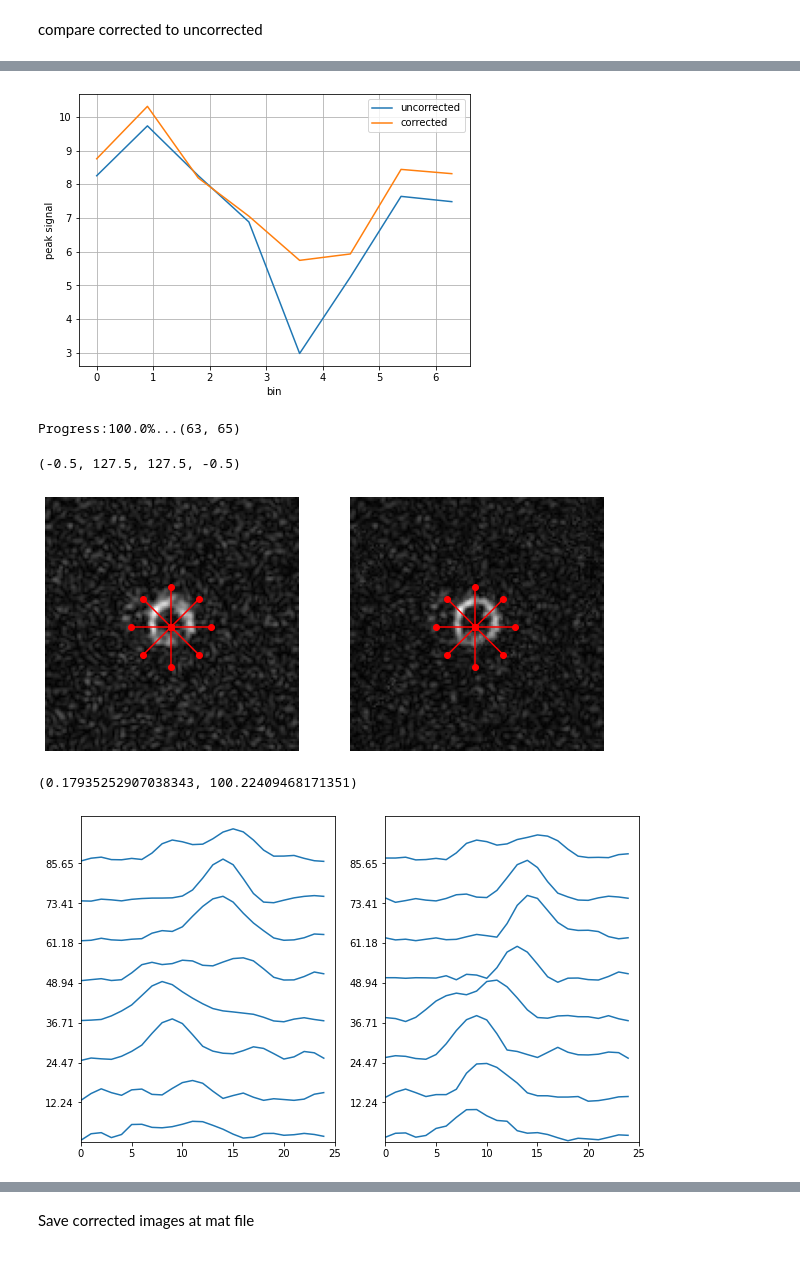
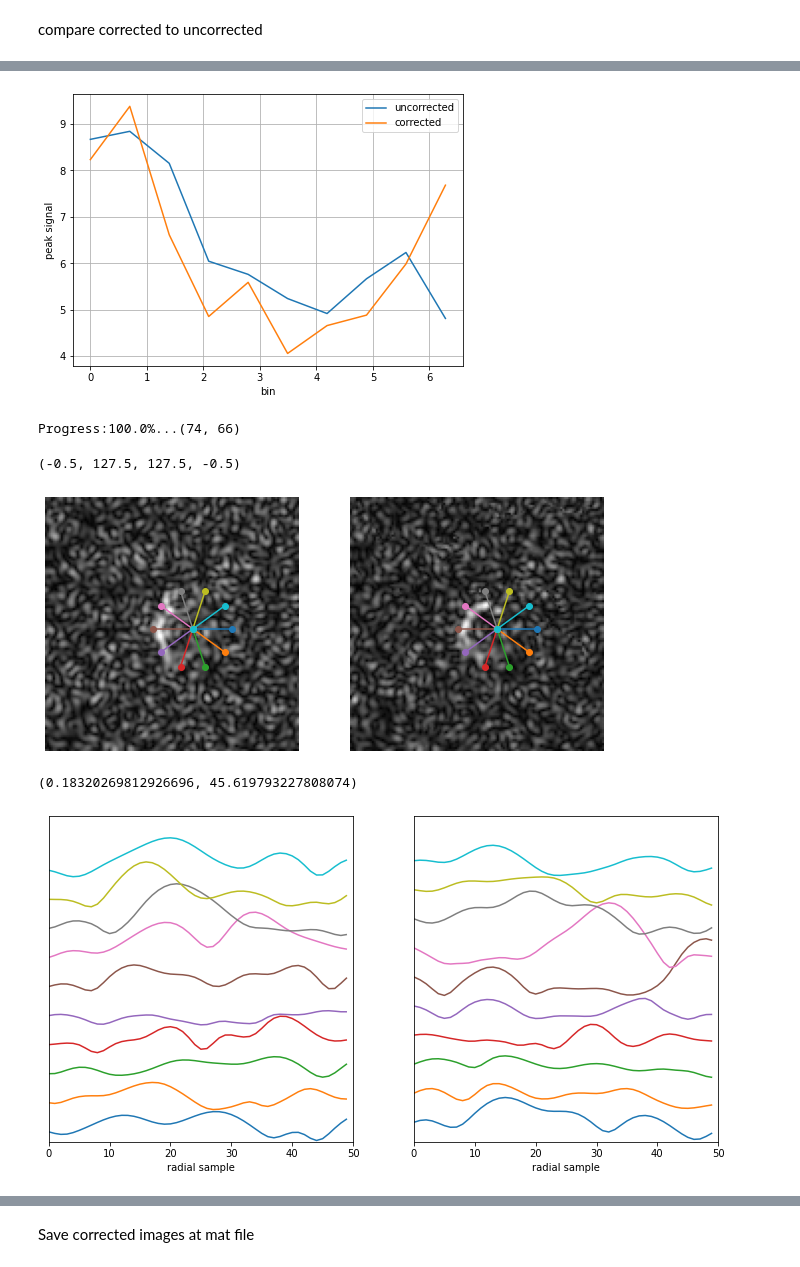
Before and after one commit to galenreed/spiralB0MapCorrection, a Jupyter notebook: 2_applyB0Corrections_single.ipynb, the cells around one changed output, grey strips where cells are left out. Cells and saved outputs as stored; diff of their text form; code cells hidden in the pictures.

Commit message:
radial projections added

```diff
--- a/2_applyB0Corrections_single.ipynb
+++ b/2_applyB0Corrections_single.ipynb
@@ -20,7 +30,7 @@ import validationPipelineFunctions as validate
 def closestIndex(f, faxis):
     return np.argmin(np.abs(faxis-f))
 # %%
-patientIndex = 7
+patientIndex = 1
 currentPatient = cdg.patientList[patientIndex]
 
 doGlobalFreqSearch = False
@@ -389,7 +399,7 @@ fig.savefig('rawFigs/exampleImprovement.png')
 # %%
 
 circlocs = currentPatient.circle
-numThetaBins = 8
+numThetaBins = 10
 circleThickness = 15
 locPixels = np.squeeze(sitk.GetArrayFromImage(loc))
 binImages = recon.divideMyocardiumIntoBins(locPixels, circlocs, numThetaBins, circleThickness)
@@ -462,23 +472,24 @@ axes.legend()
 #axes.xaxis.set_major_formatter(plt.FuncFormatter(multiple_formatter()))
 axes.grid(True)
 # %% [output]
-[figure, old version]
+[figure, new version]
 # %%
 
 circlocs = currentPatient.circle
 circleLocsC13Coords = recon.resampleCircleCenterCoords(circlocs, loc, c13)
 print(circleLocsC13Coords)
 # %% [output]
-Progress:100.0%...(63, 65)
+Progress:100.0%...(74, 66)
 # %%
+# length in pixels
 segRadius = 20
-dTheta = 2*np.pi/numThetaBins
-theta = np.linspace(0, 2*np.pi-dTheta, numThetaBins)
+# line samples along each spoke
+NRadialSamples = 50
 
-endPoints = np.zeros([numThetaBins,2])
-for x in range(numThetaBins):
-    endPoints[x,0] = circleLocsC13Coords[0] + segRadius*np.cos(theta[x])
-    endPoints[x,1] = circleLocsC13Coords[1] + segRadius*np.sin(theta[x])
+
+
+
+endPoints = recon.generateRadialEndpoints(circleLocsC13Coords, numThetaBins, segRadius)
 
 
 fig, (ax1, ax2) = plt.subplots(1,2, figsize=(10,6))
@@ -489,42 +500,37 @@ ax1.imshow(testUnCorr,cmap='gray')
 ax2.imshow(testImCorr,cmap='gray')
 x0 = circleLocsC13Coords[0]
 y0 = circleLocsC13Coords[1]
+
+colors = [mcolors.to_rgba(c)
+          for c in plt.rcParams['axes.prop_cycle'].by_key()['color']]
+
 for x in range(numThetaBins):
     x1 = endPoints[x,0]
     y1 = endPoints[x,1]
-    ax1.plot([x0, x1], [y0, y1], 'ro-')
-
-    ax2.plot([x0, x1], [y0, y1], 'ro-')
+    ax1.plot([x0, x1], [y0, y1], 'o-', color=colors[x])
+    ax2.plot([x0, x1], [y0, y1], 'o-', color=colors[x])
 
 ax1.axis('off')
 ax2.axis('off')
 # %% [output]
 (-0.5, 127.5, 127.5, -0.5)
-[figure, old version]
+[figure, new version]
 # %%
-NRadialSamples = 25
 #allRadialSamples = np.zeros([numThetaBins, NRadialSamples])
 testImCorr = testImCorr / np.std(testImCorr[1:20,1:20])
 testUnCorr = testUnCorr / np.std(testUnCorr[1:20,1:20])
 zi_uncorr = np.zeros([numThetaBins, NRadialSamples])
 zi_corr = np.zeros([numThetaBins, NRadialSamples])
 
+
+
 for ind in range(numThetaBins):
-    x0 = circleLocsC13Coords[0]
-    y0 = circleLocsC13Coords[1]
     x1 = endPoints[ind,0]
     y1 = endPoints[ind,1]
-    num = NRadialSamples
-    x, y = np.linspace(x0, x1, num), np.linspace(y0, y1, num)
-    zi = scipy.ndimage.map_coordinates(testImCorr, np.vstack((x,y)))
-    zi_corr[ind][:] = zi
-    zi = scipy.ndimage.map_coordinates(testUnCorr, np.vstack((x,y)))
-    zi_uncorr[ind][:] = zi
+    zi_corr[ind][:] = recon.makeLineProfiles(circleLocsC13Coords, (x1,y1), testImCorr, NRadialSamples)
+    zi_uncorr[ind][:] = recon.makeLineProfiles(circleLocsC13Coords, (x1,y1), testUnCorr, NRadialSamples)
 # %%
 
-from matplotlib.collections import PolyCollection
-from matplotlib.colors import colorConverter
-from mpl_toolkits.mplot3d import Axes3D
 
 
 
@@ -539,41 +545,46 @@ Z = zi_corr
 
 dmin = zi_corr.min()
 dmax = zi_corr.max()
-dr = (dmax - dmin) * 0.85  # Crowd them a bit.
+dr = (dmax - dmin) * 0.45  # Crowd them a bit.
 
 y0 = dmin
 y1 = (numThetaBins - 1) * dr + dmax
 #
 
 
 segs_corr = []
 segs_uncorr = []
 ticklocs = []
 for i in range(numThetaBins):
     segs_corr.append(np.column_stack((y, zi_corr[i][:])))
     segs_uncorr.append(np.column_stack((y, zi_uncorr[i][:])))
 
     ticklocs.append(i * dr)
 
 offsets_corr = np.zeros((numThetaBins, 2), dtype=float)
 offsets_uncorr = np.zeros((numThetaBins, 2), dtype=float)
 
 offsets_corr[:, 1] = ticklocs
 offsets_uncorr[:, 1] = ticklocs
 
-lines_corr = LineCollection(segs_corr, offsets=offsets_corr, transOffset=None)
-lines_uncorr = LineCollection(segs_uncorr, offsets=offsets_uncorr, transOffset=None)
+colors = [mcolors.to_rgba(c)
+          for c in plt.rcParams['axes.prop_cycle'].by_key()['color']]
 
-fig, (ax1, ax2) = plt.subplots(1,2, figsize=(10,6))
+lines_corr = LineCollection(segs_corr, offsets=offsets_corr, transOffset=None, color=colors)
+lines_uncorr = LineCollection(segs_uncorr, offsets=offsets_uncorr, transOffset=None, color=colors)
+
+fig, (ax1, ax2) = plt.subplots(1,2, figsize=(12,6))
 
 ax1.set_xlim(0, NRadialSamples)
+ax1.set_xlabel('radial sample')
 ax1.add_collection(lines_uncorr)
-ax1.set_yticks(ticklocs)
+ax1.set_yticks([])
 ax1.set_ylim(y0, y1)
 ax2.set_xlim(0, NRadialSamples)
+ax2.set_xlabel('radial sample')
 ax2.add_collection(lines_corr)
-ax2.set_yticks(ticklocs)
+ax2.set_yticks([])
 ax2.set_ylim(y0, y1)
 # %% [output]
-(0.17935252907038343, 100.22409468171351)
+(0.18320269812926696, 45.619793227808074)
-[figure, old version]
+[figure, new version]
```
Also changed, not shown: parts of 18 cells of this notebook, 2 other files.
